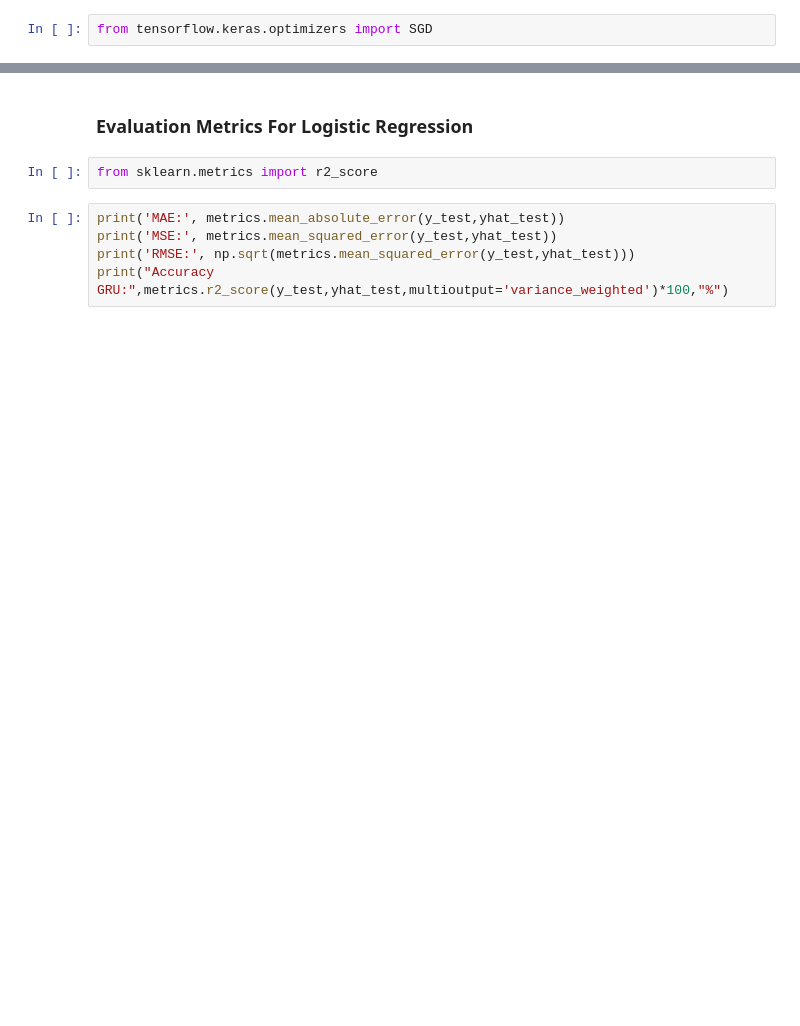
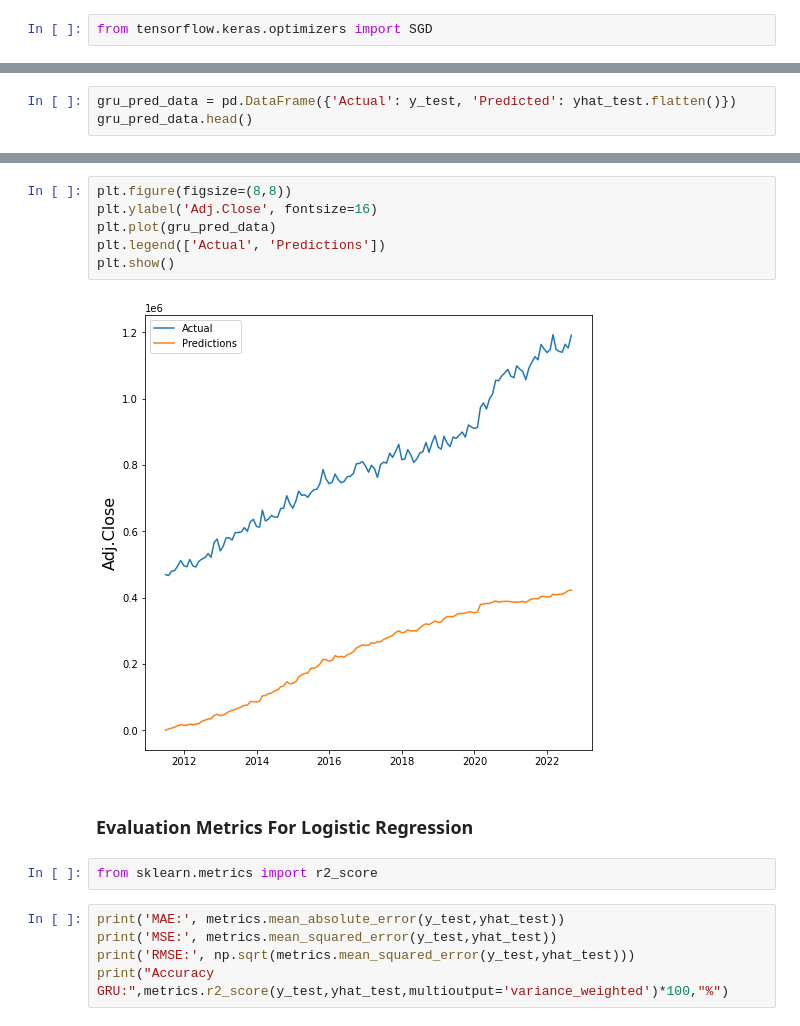
Before and after one commit to Khuks/Predicting-Aggregate-Liquidity-For-A-Central-Bank-Using-Machine-Learning-Algorithms-, a Jupyter notebook: Copy_of_Predicting_Aggregate_Liquidity.ipynb, the cells around one changed output, grey strips where cells are left out. Drawn from its saved outputs; the diff is of its cells as text; blank space fills up the shorter version.

```diff
--- a/Copy_of_Predicting_Aggregate_Liquidity.ipynb
+++ b/Copy_of_Predicting_Aggregate_Liquidity.ipynb
@@ -790,0 +831,3 @@ array([[1.24438969e+05],
+# %%
+gru_pred_data = pd.DataFrame({'Actual': y_test, 'Predicted': yhat_test.flatten()})
+gru_pred_data.head()
@@ -791,3 +842,11 @@ array([[1.24438969e+05],
+# %%
+plt.figure(figsize=(8,8))
+plt.ylabel('Adj.Close', fontsize=16)
+plt.plot(gru_pred_data)
+plt.legend(['Actual', 'Predictions'])
+plt.show()
+# %% [output]
+[figure, added]
 # %% [markdown]
 ### Evaluation Metrics For Logistic Regression
 # %%
```
Also changed, not shown: parts of 45 cells of this notebook.
